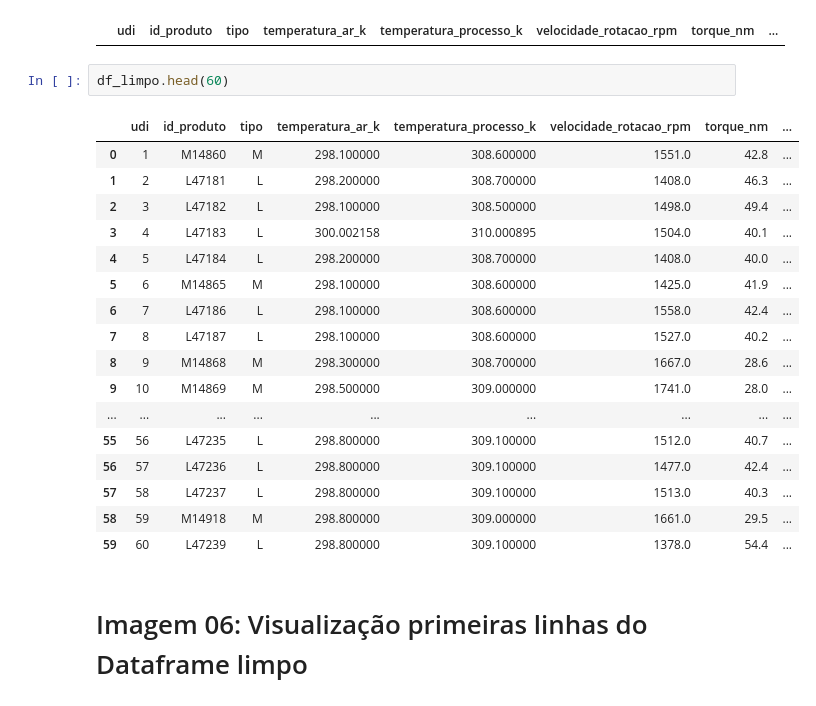
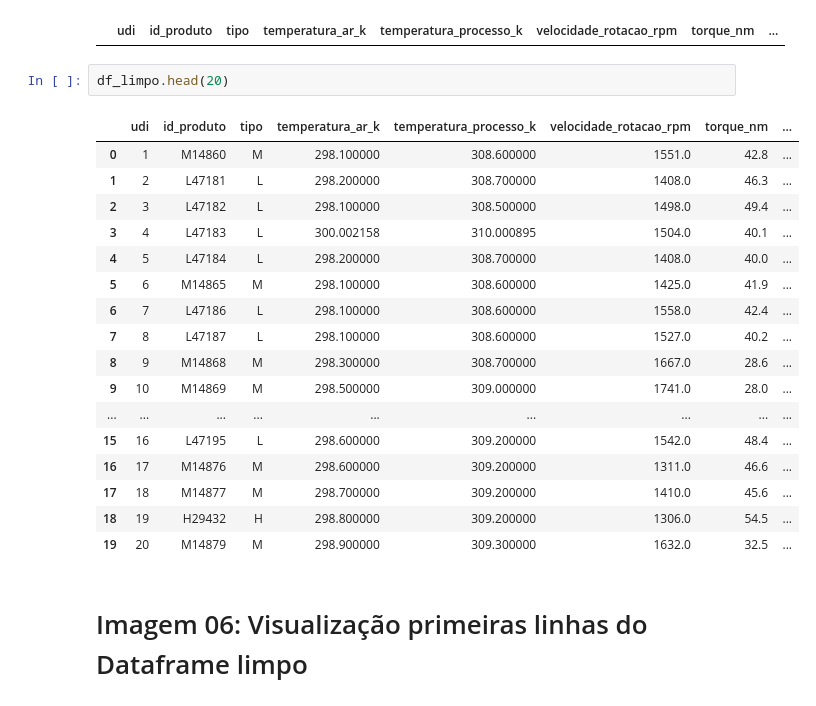
Before and after one commit to Carlos779-cloud/Projeto_Final, a Jupyter notebook: main.ipynb, the cells around one changed output. Drawn from its saved outputs; the diff is of its cells as text.

```diff
--- a/main.ipynb
+++ b/main.ipynb
@@ -402,25 +405,25 @@ df_limpo[df_limpo.isnull().any(axis=1)]
 # %% [output]
 |  | udi | id_produto | tipo | temperatura_ar_k | temperatura_processo_k | velocidade_rotacao_rpm | torque_nm | ... |
 # %%
-df_limpo.head(60)
+df_limpo.head(20)
 # %% [output]
 |  | udi | id_produto | tipo | temperatura_ar_k | temperatura_processo_k | velocidade_rotacao_rpm | torque_nm | ... |
 | 0 | 1 | M14860 | M | 298.100000 | 308.600000 | 1551.0 | 42.8 | ... |
 | 1 | 2 | L47181 | L | 298.200000 | 308.700000 | 1408.0 | 46.3 | ... |
 | 2 | 3 | L47182 | L | 298.100000 | 308.500000 | 1498.0 | 49.4 | ... |
 | 3 | 4 | L47183 | L | 300.002158 | 310.000895 | 1504.0 | 40.1 | ... |
 | 4 | 5 | L47184 | L | 298.200000 | 308.700000 | 1408.0 | 40.0 | ... |
 | 5 | 6 | M14865 | M | 298.100000 | 308.600000 | 1425.0 | 41.9 | ... |
 | 6 | 7 | L47186 | L | 298.100000 | 308.600000 | 1558.0 | 42.4 | ... |
 | 7 | 8 | L47187 | L | 298.100000 | 308.600000 | 1527.0 | 40.2 | ... |
 | 8 | 9 | M14868 | M | 298.300000 | 308.700000 | 1667.0 | 28.6 | ... |
 | 9 | 10 | M14869 | M | 298.500000 | 309.000000 | 1741.0 | 28.0 | ... |
 | ... | ... | ... | ... | ... | ... | ... | ... | ... |
-| 55 | 56 | L47235 | L | 298.800000 | 309.100000 | 1512.0 | 40.7 | ... |
-| 56 | 57 | L47236 | L | 298.800000 | 309.100000 | 1477.0 | 42.4 | ... |
-| 57 | 58 | L47237 | L | 298.800000 | 309.100000 | 1513.0 | 40.3 | ... |
-| 58 | 59 | M14918 | M | 298.800000 | 309.000000 | 1661.0 | 29.5 | ... |
-| 59 | 60 | L47239 | L | 298.800000 | 309.100000 | 1378.0 | 54.4 | ... |
+| 15 | 16 | L47195 | L | 298.600000 | 309.200000 | 1542.0 | 48.4 | ... |
+| 16 | 17 | M14876 | M | 298.600000 | 309.200000 | 1311.0 | 46.6 | ... |
+| 17 | 18 | M14877 | M | 298.700000 | 309.200000 | 1410.0 | 45.6 | ... |
+| 18 | 19 | H29432 | H | 298.800000 | 309.200000 | 1306.0 | 54.5 | ... |
+| 19 | 20 | M14879 | M | 298.900000 | 309.300000 | 1632.0 | 32.5 | ... |
 # %% [markdown]
 # Imagem 06: Visualização primeiras linhas do Dataframe limpo
 # %%
```
Also changed, not shown: parts of 27 cells of this notebook, 8 other files.
